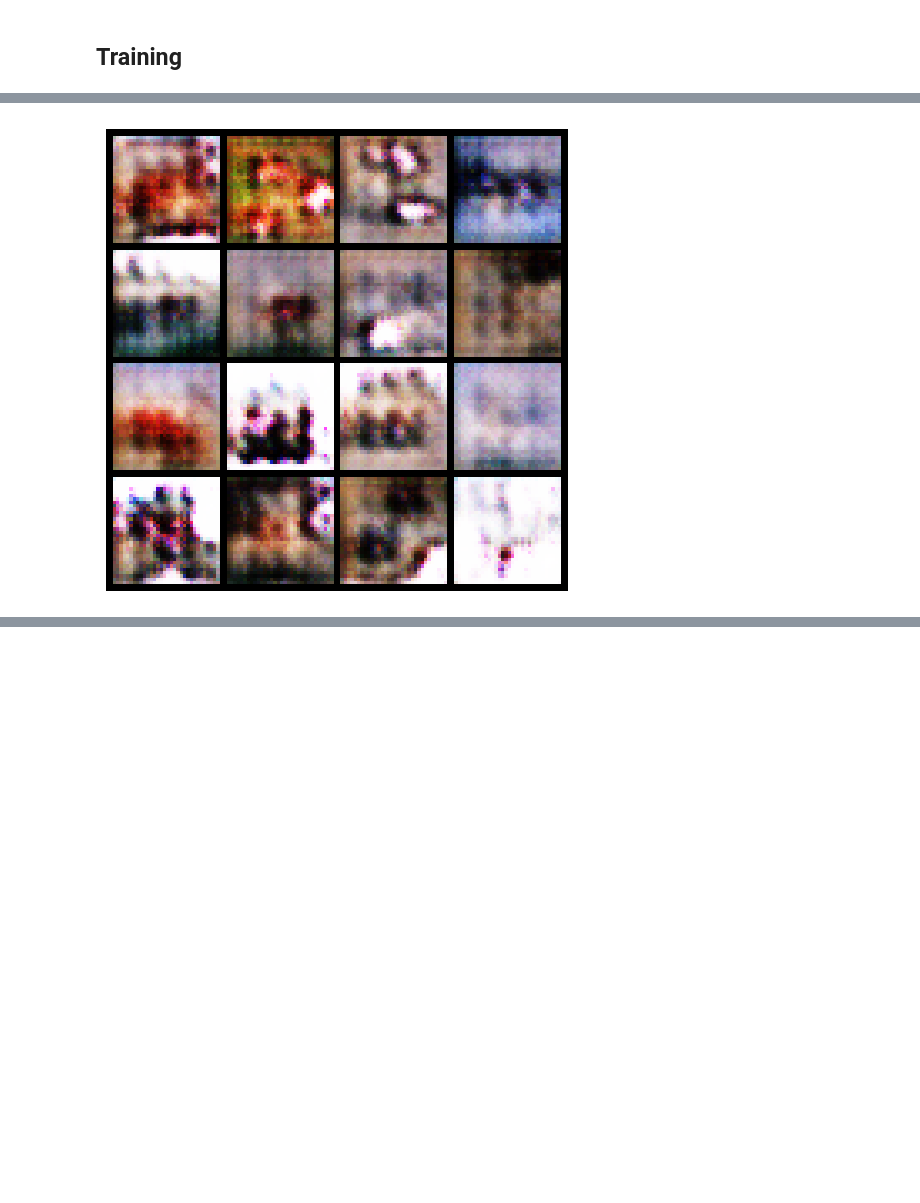
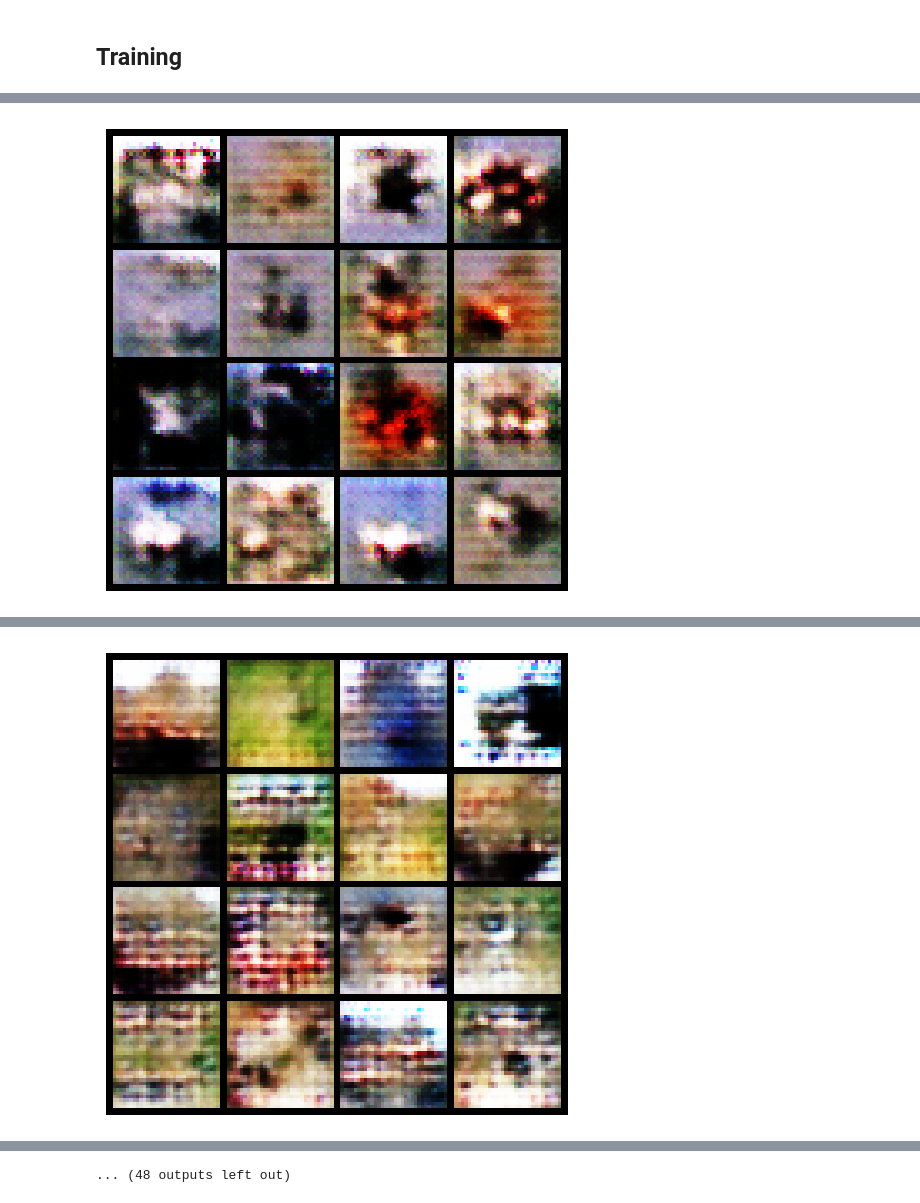
Before and after one commit to efekaanefe/DL-Algorithms-Using-Pytorch, a Jupyter notebook: Deep Convolutional GAN.ipynb, the cells around one changed output, grey strips where cells are left out. Cells and saved outputs as stored; diff of their text form; code cells hidden in the pictures; blank space fills up the shorter version.

```diff
--- a/Deep Convolutional GAN.ipynb
+++ b/Deep Convolutional GAN.ipynb
@@ -126,20 +126,17 @@ class Discriminator(nn.Module):
 # %% [markdown]
 ## Training
 # %%
-# Parameters
 latent_dim = 100
 lr = 0.0002
-num_epochs = 1
+num_epochs = 30
 
-# Image dimensions for CIFAR-10
 img_channels = 3
 img_size = 32
 
-# Initialize models
+
 G = Generator(latent_dim, feature_maps=64, channels=img_channels).to(device)
 D = Discriminator(feature_maps=64, channels=img_channels).to(device)
 
-# Loss and optimizers
 criterion = nn.BCELoss()
 optimizer_G = optim.Adam(G.parameters(), lr=lr, betas=(0.5, 0.999))
 optimizer_D = optim.Adam(D.parameters(), lr=lr, betas=(0.5, 0.999))
@@ -195 +192 @@ for epoch in range(num_epochs):
-[figure, old version]
+[figure, new version]
@@ -195,0 +194 @@ for epoch in range(num_epochs):
+[figure, added]
@@ -195,0 +203 @@ for epoch in range(num_epochs):
+... (48 outputs left out)
```
Also changed, not shown: parts of 4 cells of this notebook.
